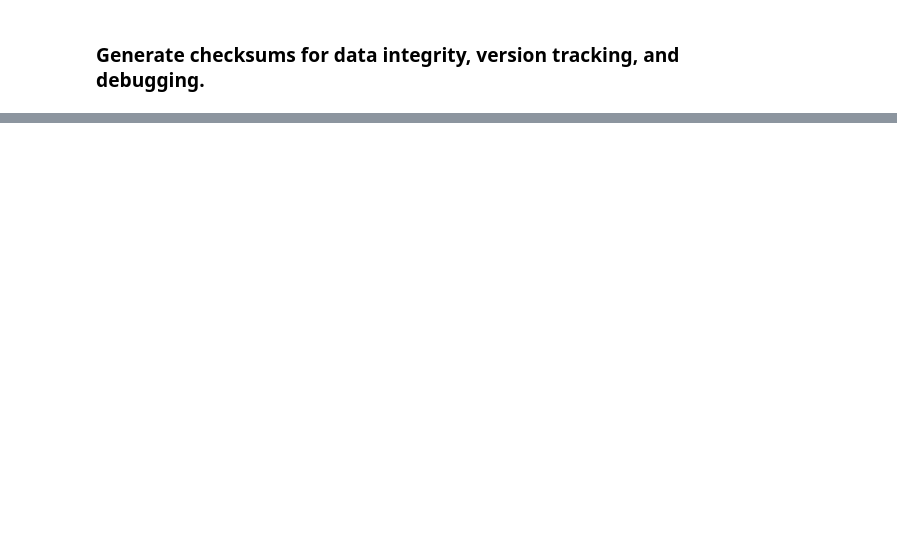
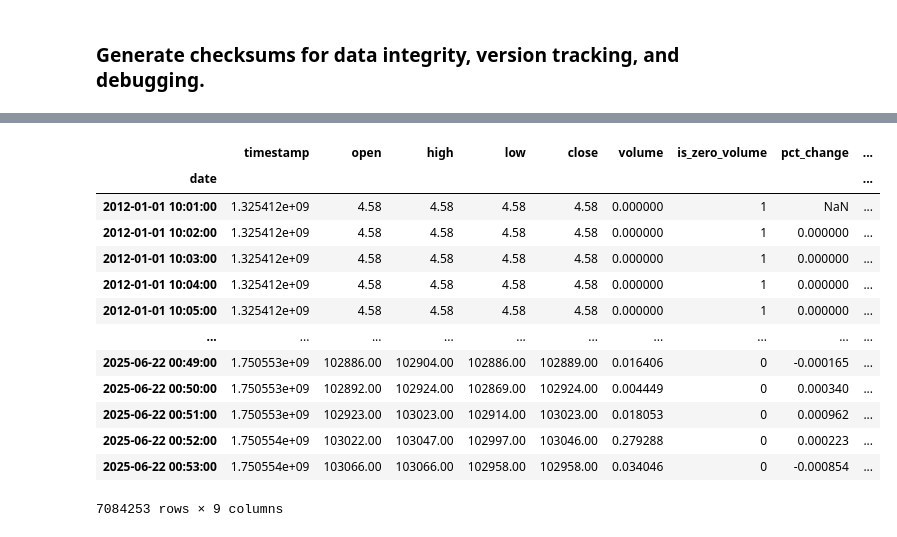
Before and after one commit to elaellet/bitcoin, a Jupyter notebook: notebooks/1_eda.ipynb, the cells around one changed output, grey strips where cells are left out. Cells and saved outputs as stored; diff of their text form; code cells hidden in the pictures; blank space fills up the shorter version.

```diff
--- a/notebooks/1_eda.ipynb
+++ b/notebooks/1_eda.ipynb
@@ -48,0 +22,35 @@ Mounted at /content/drive
+# %%
+drive.mount('/content/drive')
+
+# --- Root Directories ---
+DRIVE_ROOT = Path('/content/drive/MyDrive')
+
+# --- Dataset Paths ---
+BTC_DATASET_ROOT = DRIVE_ROOT / 'datasets/btc'
+BTC_DATASET_VERSIONS_DIR = BTC_DATASET_ROOT / 'versions'
+BTC_DATASET_CHECKSUMS_DIR = BTC_DATASET_ROOT / 'checksums'
+
+# --- Dataset File Names ---
+DATASET_CSV_FILENAME = 'ohlcv_274.csv'
+DATASET_TXT_FILENAME = 'ohlcv_274.txt'
+
+# --- Project Paths ---
+PROJECT_ROOT = DRIVE_ROOT / 'projects/btc'
+PROJECT_DATA_DIR = PROJECT_ROOT / 'data'
+PROJECT_RAW_DIR = PROJECT_DATA_DIR / 'raw'
+PROJECT_CLEANED_DIR = PROJECT_DATA_DIR / 'cleaned'
+PROJECT_METADATA_DIR = PROJECT_DATA_DIR / 'metadata'
+
+# --- Specific Bitcoin File Names (within Project) ---
+BTC_RAW_CSV_FILENAME = 'btc_274_raw.csv'
+BTC_CLEANED_CSV_FILENAME = 'btc_274_cleaned.csv'
+
+# --- Constructed Filepaths ---
+BTC_DATASET_FILEPATH = BTC_DATASET_VERSIONS_DIR / DATASET_CSV_FILENAME
+
+BTC_RAW_FILEPATH = PROJECT_RAW_DIR / BTC_RAW_CSV_FILENAME
+BTC_CLEANED_FILEPATH = PROJECT_CLEANED_DIR / BTC_CLEANED_CSV_FILENAME
+
+BTC_CHECKSUM_FILEPATH = PROJECT_METADATA_DIR / 'checksums.txt'
+BTC_METADATA_FILEPATH = PROJECT_METADATA_DIR / 'dataset_versions.md'
+GITIGNORE_FILEPATH = PROJECT_ROOT / '.gitignore'
@@ -1011,0 +189,2 @@ The series is likely STATIONARY.
+# %%
+df_btc_raw = load_btc_dataset(BTC_RAW_FILEPATH)
@@ -1011,0 +194,2 @@ The series is likely STATIONARY.
+# %%
+df_btc_cleaned = clean_btc_df(df_btc_raw)
@@ -1011,0 +214,17 @@ The series is likely STATIONARY.
+# %%
+df_btc_cleaned
+# %% [output]
+|  | timestamp | open | high | low | close | volume | is_zero_volume | pct_change | ... |
+| date |  |  |  |  |  |  |  |  | ... |
+| 2012-01-01 10:01:00 | 1.325412e+09 | 4.58 | 4.58 | 4.58 | 4.58 | 0.000000 | 1 | NaN | ... |
+| 2012-01-01 10:02:00 | 1.325412e+09 | 4.58 | 4.58 | 4.58 | 4.58 | 0.000000 | 1 | 0.000000 | ... |
+| 2012-01-01 10:03:00 | 1.325412e+09 | 4.58 | 4.58 | 4.58 | 4.58 | 0.000000 | 1 | 0.000000 | ... |
+| 2012-01-01 10:04:00 | 1.325412e+09 | 4.58 | 4.58 | 4.58 | 4.58 | 0.000000 | 1 | 0.000000 | ... |
+| 2012-01-01 10:05:00 | 1.325412e+09 | 4.58 | 4.58 | 4.58 | 4.58 | 0.000000 | 1 | 0.000000 | ... |
+| ... | ... | ... | ... | ... | ... | ... | ... | ... | ... |
+| 2025-06-22 00:49:00 | 1.750553e+09 | 102886.00 | 102904.00 | 102886.00 | 102889.00 | 0.016406 | 0 | -0.000165 | ... |
+| 2025-06-22 00:50:00 | 1.750553e+09 | 102892.00 | 102924.00 | 102869.00 | 102924.00 | 0.004449 | 0 | 0.000340 | ... |
+| 2025-06-22 00:51:00 | 1.750553e+09 | 102923.00 | 103023.00 | 102914.00 | 103023.00 | 0.018053 | 0 | 0.000962 | ... |
+| 2025-06-22 00:52:00 | 1.750554e+09 | 103022.00 | 103047.00 | 102997.00 | 103046.00 | 0.279288 | 0 | 0.000223 | ... |
+| 2025-06-22 00:53:00 | 1.750554e+09 | 103066.00 | 103066.00 | 102958.00 | 102958.00 | 0.034046 | 0 | -0.000854 | ... |
+7084253 rows × 9 columns
```
Also changed, not shown: parts of 112 cells of this notebook, 10 other files.
